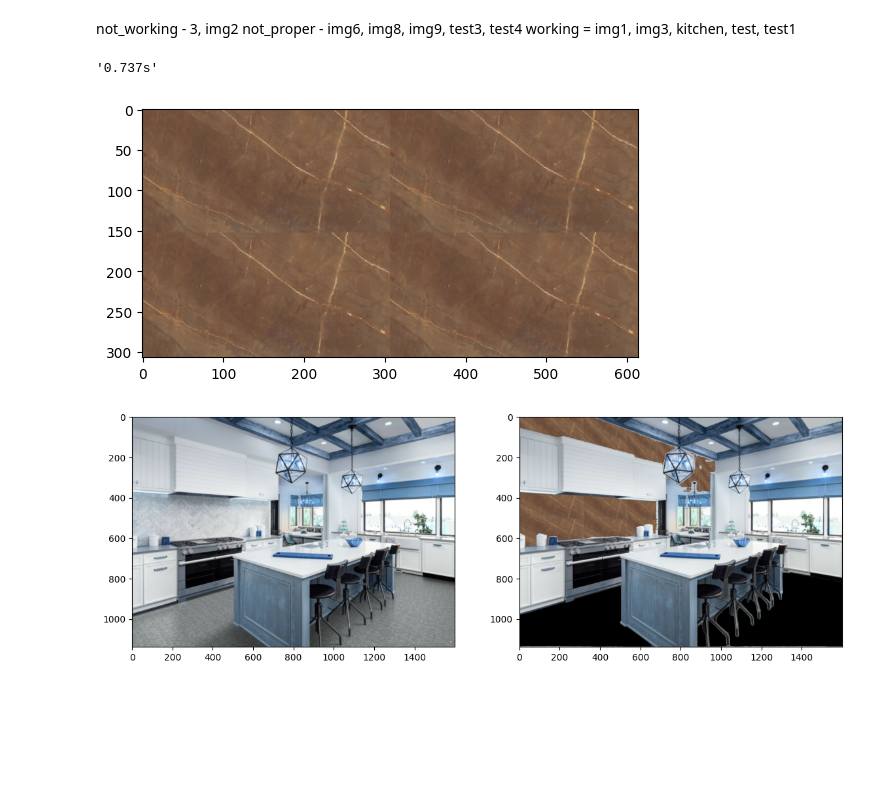
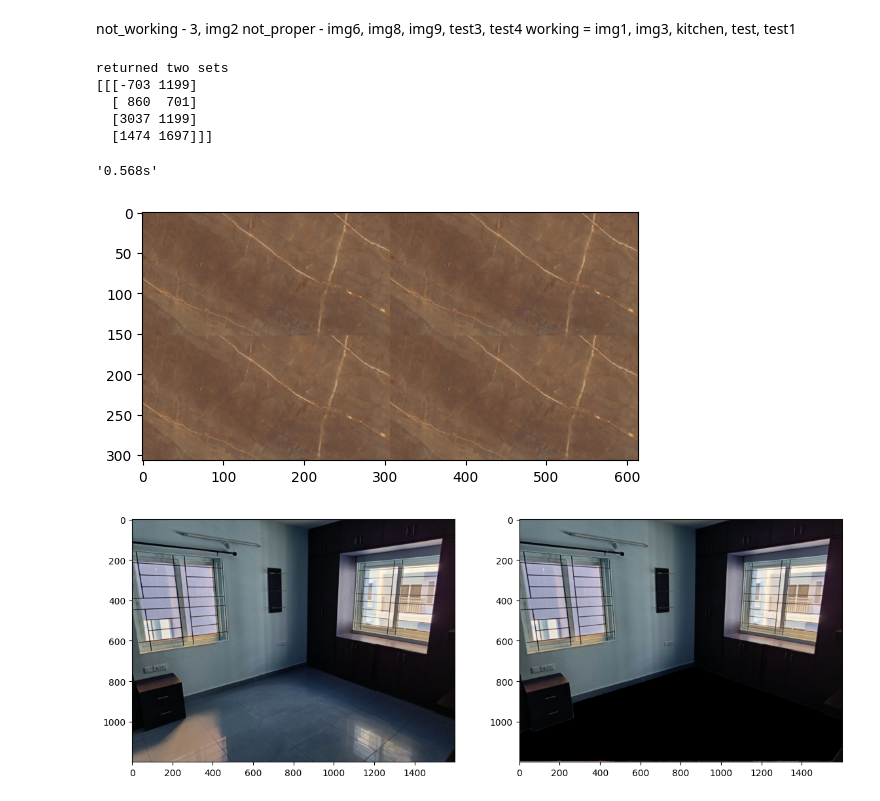
Before and after one commit to Karan-00-11/mfs, a Jupyter notebook: overlaying/overlayer.ipynb, the cells around one changed output. Drawn from its saved outputs; the diff is of its cells as text; code cells hidden in the pictures; blank space fills up the shorter version.

Commit message:
overlaying, floor included, but not working

```diff
--- a/overlaying/overlayer.ipynb
+++ b/overlaying/overlayer.ipynb
@@ -4,7 +4,7 @@ import os
 HOME = os.getcwd()
 print(HOME)
 
-LAYOUTS = '../inputs/outputs'
+LAYOUTS = '../inputs/layout_outputs'
 PRODUCTS = '../inputs/products'
 LAYOUTS
 
@@ -294,21 +298,36 @@ working = img1, img3, kitchen, test, test1
 # %%
-in_name = 'kitchen'
+in_name = 'img1'
 subject_rescale_percent = 15
 
 layout_input = LAYOUTS+"/{}.jpeg".format(in_name)
 layout_mat = LAYOUTS+"/{}.txt".format(in_name)
-masks_input = '../inputs/inputs/{}'.format(in_name)
+wall_mask = '../inputs/wall_masks/{}'.format(in_name)
+floor_mask = '../inputs/floor_masks/{}'.format(in_name)
+src_img = '../inputs/src_imgs/{}.jpeg'.format(in_name)
 
-blender = MaskBlender(layout_input, layout_mat, masks_input, sample_stone)
+blender = MaskBlender(
+        layout_input,
+        layout_mat,
+        [wall_mask, floor_mask],
+        src_img,
+        sample_stone,
+        # 0 for walls, 1 for floors
+        mode=1
+        )
 
 st = time.time()
 blender.rescale_subject_img(subject_rescale_percent)
 final_out = blender.implant_overlay()
 et = time.time()
 cv2.imwrite("../outs/{}.jpg".format(in_name), cv2.cvtColor(blender.final_out, cv2.COLOR_BGR2RGB))
 "{:.3f}s".format(et-st)
 # %% [output]
-'0.737s'
+returned two sets
+[[[-703 1199]
+  [ 860  701]
+  [3037 1199]
+  [1474 1697]]]
+'0.568s'
 [figure]
-[figure, old version]
+[figure, new version]
 # %%
```
Also changed, not shown: parts of 4 cells of this notebook, 7 other files.
